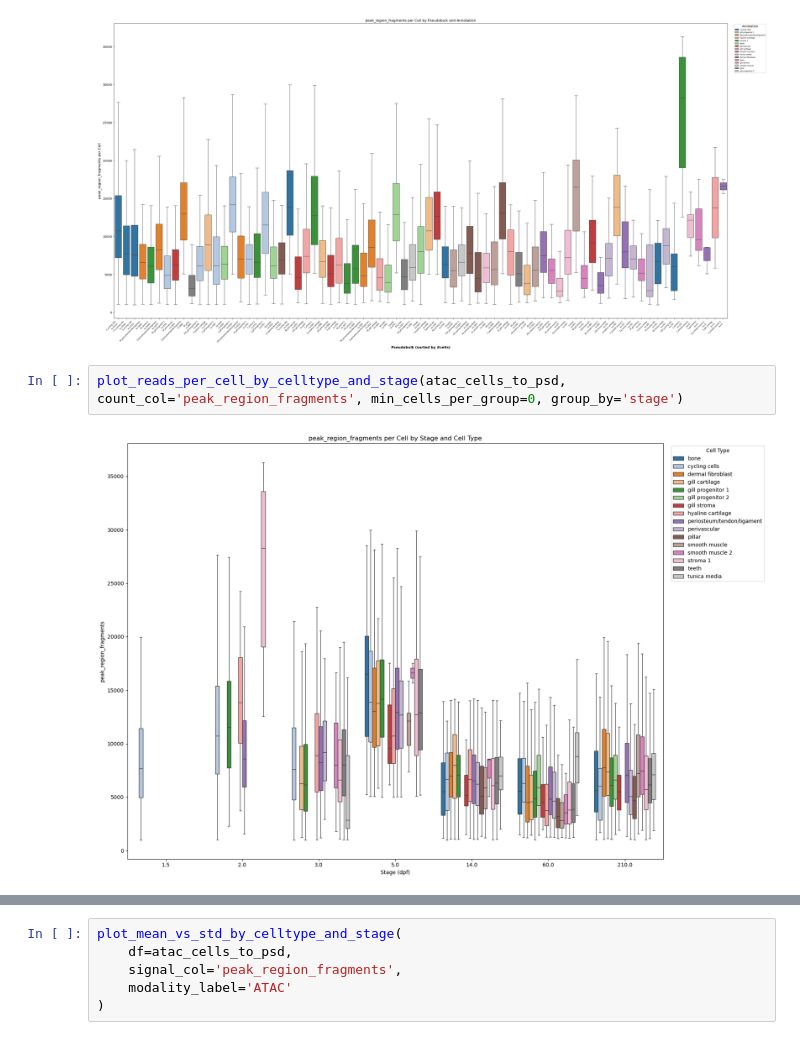
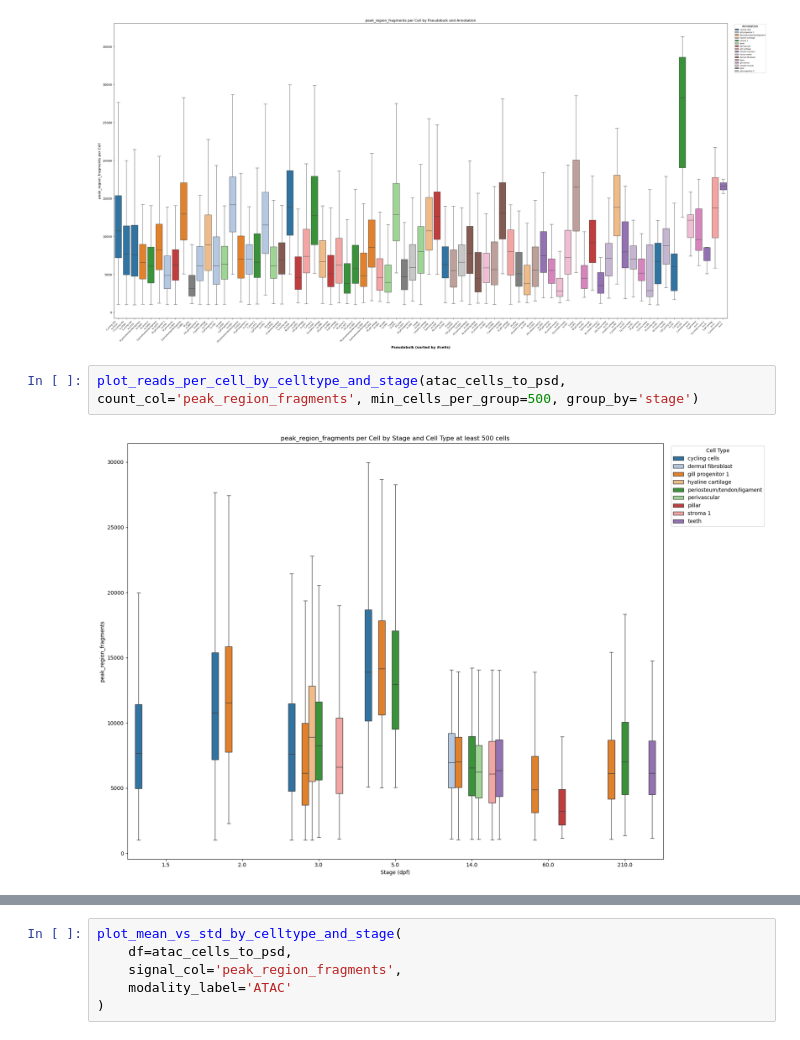
Before and after one commit to mourouzidou/zebrafish_development, a Jupyter notebook: notebooks/lifelong/prepare_ATAC_lifelong.ipynb, the cells around one changed output, grey strips where cells are left out. Saved outputs shown, nothing was run; the diff lists cells and outputs as text.

```diff
--- a/notebooks/lifelong/prepare_ATAC_lifelong.ipynb
+++ b/notebooks/lifelong/prepare_ATAC_lifelong.ipynb
@@ -31,9 +30,9 @@ plot_pseudobulk_distributions(atac_cells_to_psd, count_col = 'peak_region_fragme
 # %% [output]
 [figure]
 # %%
-plot_reads_per_cell_by_celltype_and_stage(atac_cells_to_psd, count_col='peak_region_fragments', min_cells_per_group=0, group_by='stage')
+plot_reads_per_cell_by_celltype_and_stage(atac_cells_to_psd, count_col='peak_region_fragments', min_cells_per_group=500, group_by='stage')
 # %% [output]
-[figure, old version]
+[figure, new version]
 # %%
 plot_reads_per_cell_by_celltype_and_stage(atac_cells_to_psd, count_col='peak_region_fragments', min_cells_per_group=0)
 # %% [output]
```
Also changed, not shown: parts of 10 cells of this notebook, 3 other files.
